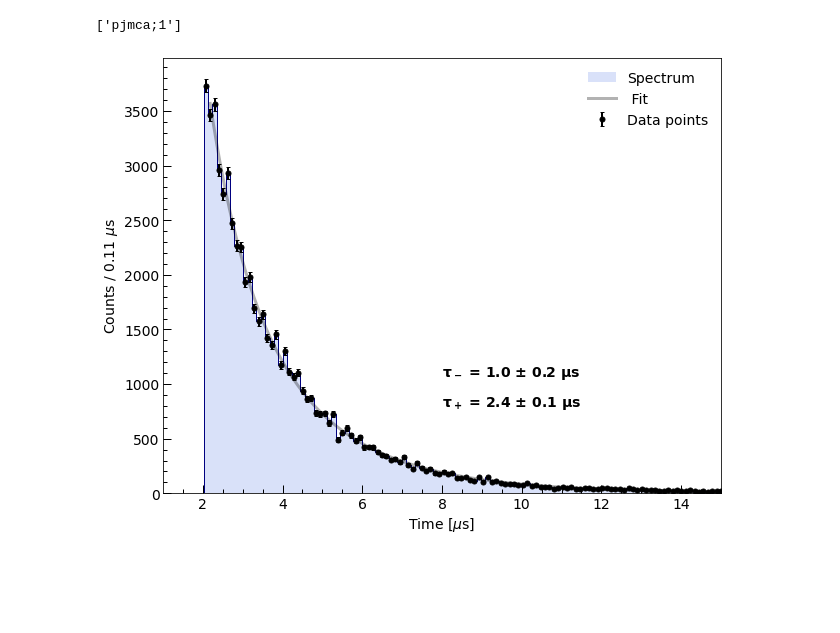
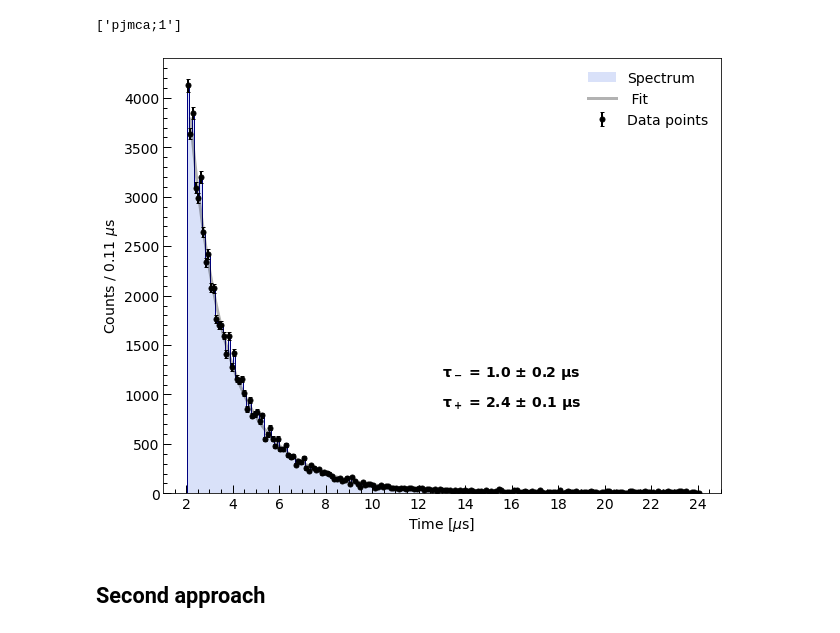
Before and after one commit to trRiccardo/MuonLifetime, a Jupyter notebook: spectra/analysis.ipynb, the cells around one changed output. Drawn from its saved outputs; the diff is of its cells as text; code cells hidden in the pictures; blank space fills up the shorter version.

```diff
--- a/spectra/analysis.ipynb
+++ b/spectra/analysis.ipynb
@@ -47,10 +47,10 @@ a = 0.02588903364201166
 b = 0.0117937685867166
 # %%
 # access the TNtuple
-events1 = ur.open("spectrum20220527.root:pjmca")
+events1 = ur.open("data/spectrum20220527.root:pjmca")
 spectrum1 = a + b*events1['ch0'].array()
 
-events2 = ur.open("spectrum20220524.root:pjmca")
+events2 = ur.open("data/spectrum20220524.root:pjmca")
 spectrum2 = a + b*events2['ch0'].array()
 
 total = np.concatenate((spectrum1,spectrum2))
@@ -83,32 +83,34 @@ a_m, a_p, tau_p, tau_m, baseline = par
 _, _, err_p, err_m,_  = np.sqrt(np.diag(cov))
 
 # create array to plot fit results
 x_g = np.arange(x[1],20,0.02)
 
 # plot curve and data points
 ax.plot(x_g, exp(x_g, *par), color = 'black', ls='-', alpha=0.3, lw=3, label = ' Fit')
 
 # labels
 ax.set_xlabel("Time [$\mu$s]", fontsize=14)
 ax.set_ylabel("Counts / %1.2f $\mu$s" %binwidth, fontsize=14)
 
 # ticks
 set_ticks(ax, 2, 500)
 
 # limits
-ax.set_xlim(1,15)
+ax.set_xlim(1,25)
 
 # legend
 ax.legend(loc="upper right", frameon=False, fontsize=14)
 
 ax.text(0.5,0.27, '$\\mathbf{\\tau_-}$ = %1.1f $\\mathbf{\\pm}$ %1.1f $\\mathbf{\\mu}$s ' % (tau_m,err_m),
         fontweight = 'bold',fontsize = 14,  transform=ax.transAxes)
 ax.text(0.5,0.2, '$\\mathbf{\\tau_+}$ = %1.1f $\\mathbf{\\pm}$ %1.1f $\\mathbf{\\mu}$s ' % (tau_p,err_p),
         fontweight = 'bold',fontsize = 14,  transform=ax.transAxes)
 
 
 # show and save
 #fig.savefig('spectrum_fit.pdf', dpi = 200)
 plt.show()
 # %% [output]
-[figure, old version]
+[figure, new version]
+# %% [markdown]
+## Second approach
```
Also changed, not shown: parts of 4 cells of this notebook.
